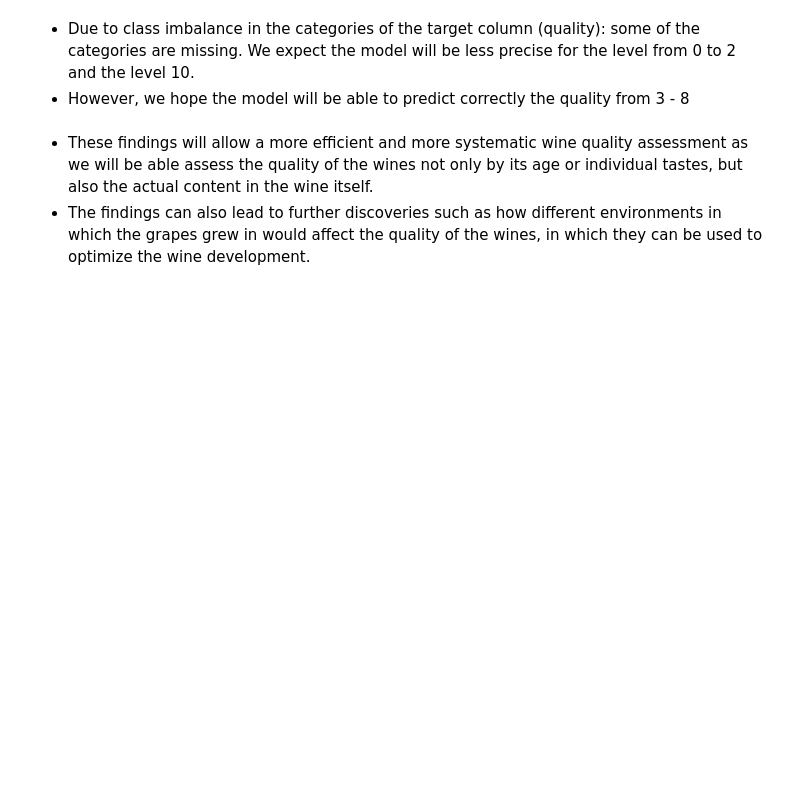
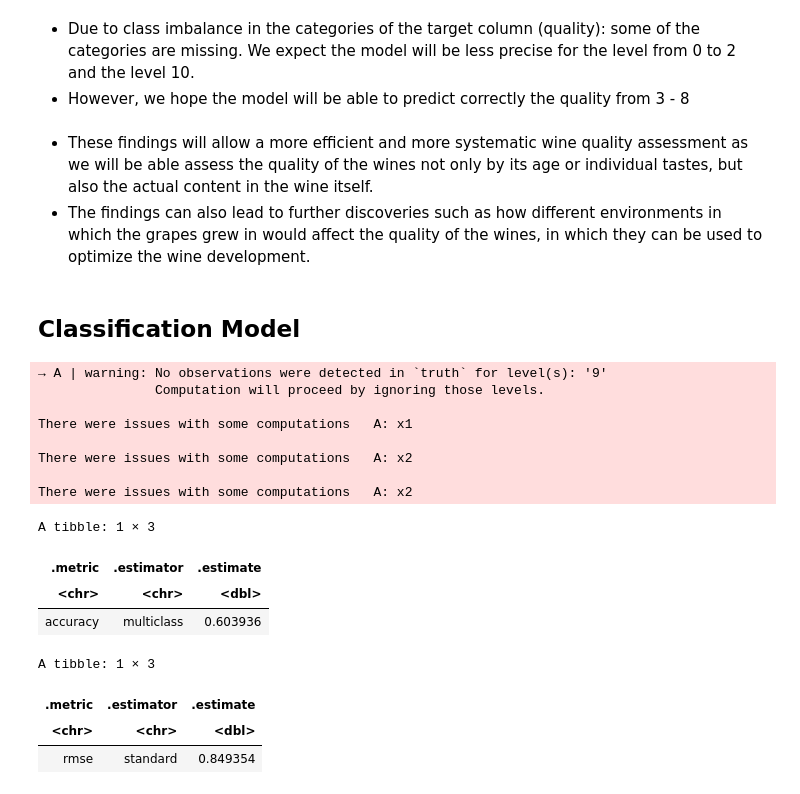
Before and after one commit to AlexNgGit/DSCI-GROUP-3, a Jupyter notebook: src/proposal.ipynb, the cells around one changed output. Saved outputs shown, nothing was run; the diff lists cells and outputs as text; code cells hidden in the pictures; blank space fills up the shorter version.

Commit message:
classification model trial

```diff
--- a/src/proposal.ipynb
+++ b/src/proposal.ipynb
@@ -118,3 +222,70 @@ histograms
 # %% [markdown]
 - These findings will allow a more efficient and more systematic wine quality assessment as we will be able assess the quality of the wines not only by its age or individual tastes, but also the actual content in the wine itself.
 -  The findings can also lead to further discoveries such as how different environments in which the grapes grew in would affect the quality of the wines, in which they can be used to optimize the wine development.
+# %% [markdown]
+## Classification Model
+# %%
+wine_data_class <- wine_data |>
+    select(fixed.acidity, volatile.acidity, citric.acid, chlorides, density, pH, sulphates, quality)
+
+wine_data_class$quality <- as.factor(wine_data_class$quality)
+# %%
+set.seed(1)
+wine_class_split <- initial_split(wine_data_class, prop = 0.75, strata = quality)
+wine_class_training <- training(wine_class_split)
+wine_class_testing <- testing(wine_class_split)
+
+knn_recipe <- recipe(quality ~ ., data = wine_class_training) |>
+    step_scale(all_predictors()) |>
+    step_center(all_predictors())
+
+knn_spec <- nearest_neighbor(weight_func = "rectangular", neighbors = tune()) |>
+    set_engine("kknn") |>
+    set_mode("classification")
+
+knn_workflow <- workflow() |>
+    add_recipe(knn_recipe) |>
+    add_model(knn_spec)
+
+knn_res <- tune_grid(
+    knn_workflow,
+    resamples = vfold_cv(wine_class_training, v = 5),
+    grid = data.frame(neighbors = seq(1, 50, 5))
+)
+
+best_k <- knn_res |>
+    select_best("accuracy")
+
+knn_final <- finalize_workflow(knn_workflow, best_k)
+
+knn_fit <- fit(knn_final, data = wine_class_training)
+
+knn_pred <- predict(knn_fit, new_data = wine_class_testing) |>
+    bind_cols(wine_class_testing)
+
+accuracy(knn_pred, truth = quality, estimate = .pred_class)
+
+knn_pred_num <- knn_pred |>
+    mutate(quality_num = as.numeric(quality),
+            .pred_class_num = as.numeric(.pred_class))
+
+knn_rmse <- rmse(knn_pred_num, truth = quality_num, estimate = .pred_class_num)
+
+knn_rmse
+# %% [output]
+→ A | warning: No observations were detected in `truth` for level(s): '9'
+               Computation will proceed by ignoring those levels.
+
+There were issues with some computations   A: x1
+
+There were issues with some computations   A: x2
+
+There were issues with some computations   A: x2
+A tibble: 1 × 3
+| .metric | .estimator | .estimate |
+| <chr> | <chr> | <dbl> |
+| accuracy | multiclass | 0.603936 |
+A tibble: 1 × 3
+| .metric | .estimator | .estimate |
+| <chr> | <chr> | <dbl> |
+| rmse | standard | 0.849354 |
```
Also changed, not shown: parts of 7 cells of this notebook.
